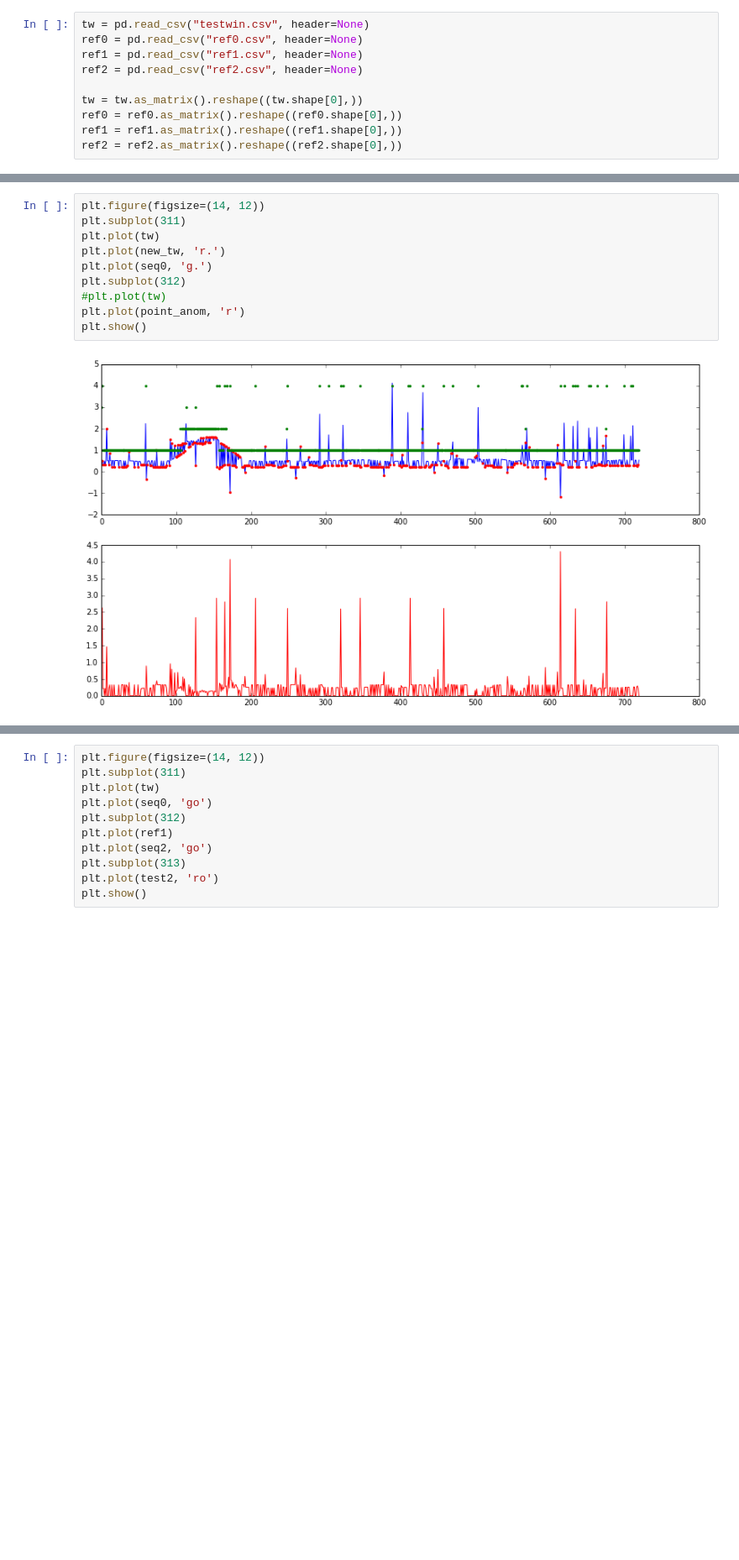
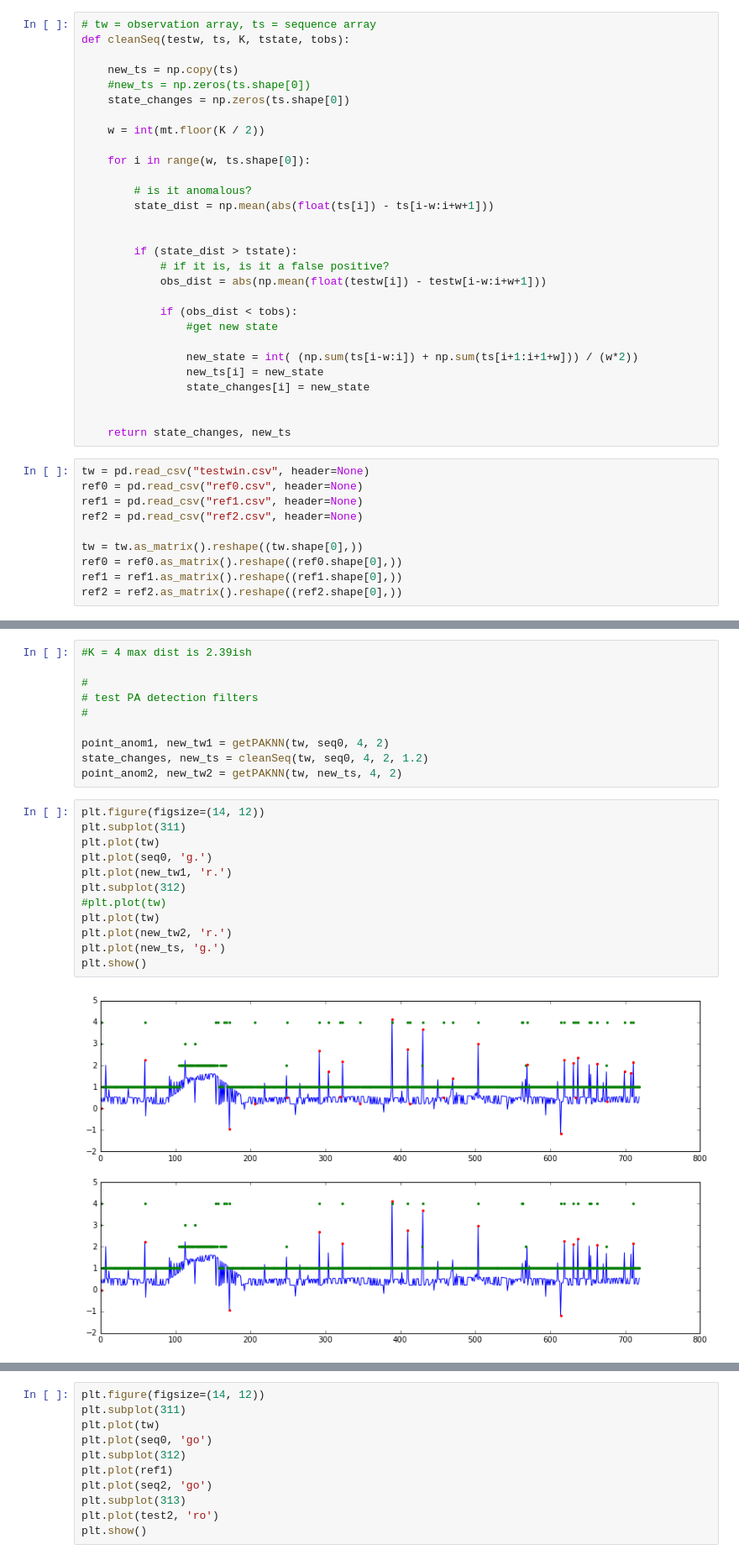
Before and after one commit to jarrodhaas/318, a Jupyter notebook: analysis1.0.ipynb, the cells around one changed output, grey strips where cells are left out. Shown at 84% size. Drawn from its saved outputs; the diff is of its cells as text; blank space fills up the shorter version.

```diff
--- a/analysis1.0.ipynb
+++ b/analysis1.0.ipynb
@@ -200,3 +238,32 @@ test3 = abs(seq0 - seq3) # test vs ref2
+# %%
+# tw = observation array, ts = sequence array
+def cleanSeq(testw, ts, K, tstate, tobs):
+
+    new_ts = np.copy(ts)
+    #new_ts = np.zeros(ts.shape[0])
+    state_changes = np.zeros(ts.shape[0])
+
+    w = int(mt.floor(K / 2))
+
+    for i in range(w, ts.shape[0]):
+
+        # is it anomalous?
+        state_dist = np.mean(abs(float(ts[i]) - ts[i-w:i+w+1]))
+
+
+        if (state_dist > tstate):
+            # if it is, is it a false positive?
+            obs_dist = abs(np.mean(float(testw[i]) - testw[i-w:i+w+1]))
+
+            if (obs_dist < tobs):
+                #get new state
+
+                new_state = int( (np.sum(ts[i-w:i]) + np.sum(ts[i+1:i+1+w])) / (w*2))
+                new_ts[i] = new_state
+                state_changes[i] = new_state
+
+
+    return state_changes, new_ts
 # %%
 tw = pd.read_csv("testwin.csv", header=None)
 ref0 = pd.read_csv("ref0.csv", header=None)
@@ -220,12 +277,24 @@ point_anom[614]
+# %%
+#K = 4 max dist is 2.39ish
+
+#
+# test PA detection filters
+#
+
+point_anom1, new_tw1 = getPAKNN(tw, seq0, 4, 2)
+state_changes, new_ts = cleanSeq(tw, seq0, 4, 2, 1.2)
+point_anom2, new_tw2 = getPAKNN(tw, new_ts, 4, 2)
 # %%
 plt.figure(figsize=(14, 12))
 plt.subplot(311)
 plt.plot(tw)
-plt.plot(new_tw, 'r.')
 plt.plot(seq0, 'g.')
+plt.plot(new_tw1, 'r.')
 plt.subplot(312)
 #plt.plot(tw)
-plt.plot(point_anom, 'r')
+plt.plot(tw)
+plt.plot(new_tw2, 'r.')
+plt.plot(new_ts, 'g.')
 plt.show()
 # %% [output]
-[figure, old version]
+[figure, new version]
```
Also changed, not shown: parts of 16 cells of this notebook, 7 other files.
